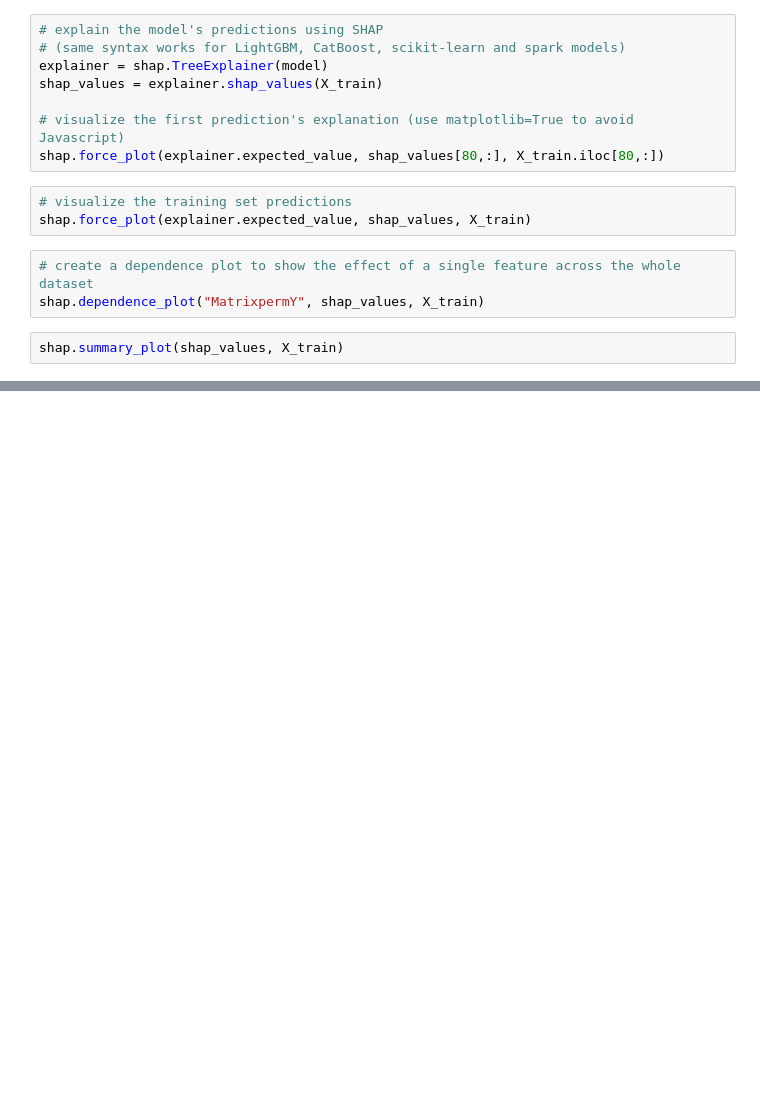
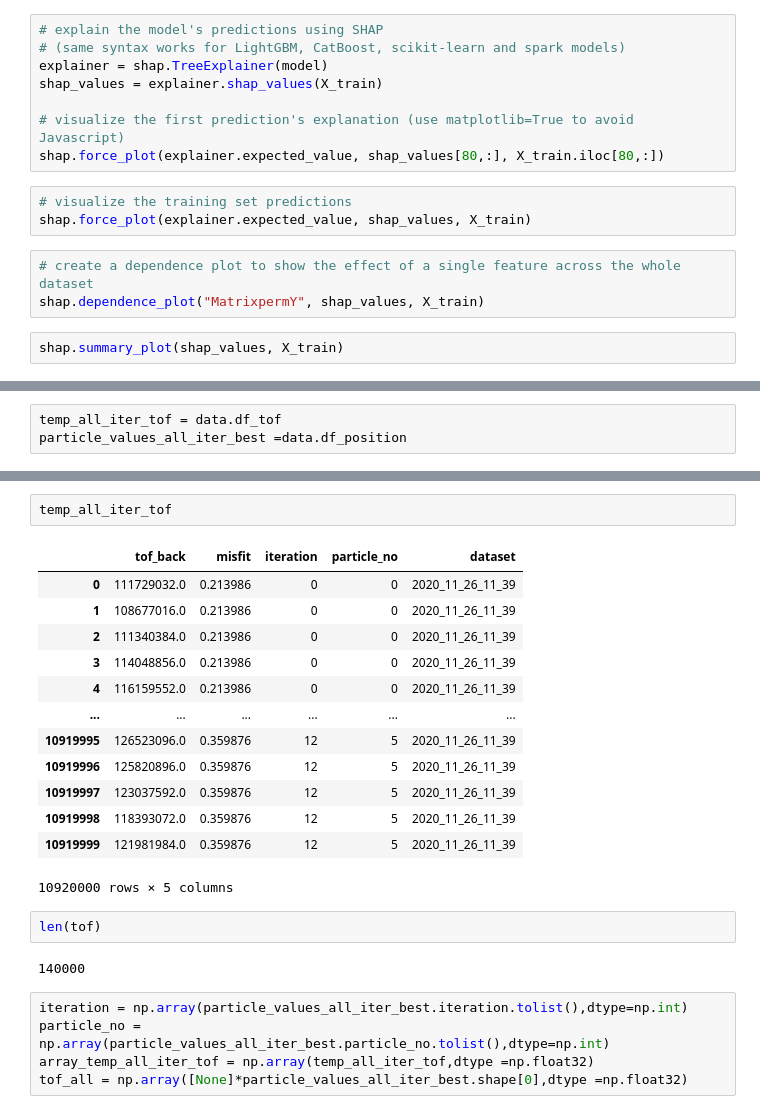
Before and after one commit to BastianSteffens/ABRM_functions, a Jupyter notebook: notebooks/postprocessing.ipynb, the cells around one changed output, grey strips where cells are left out. Cells and saved outputs as stored; diff of their text form; blank space fills up the shorter version.

```diff
--- a/notebooks/postprocessing.ipynb
+++ b/notebooks/postprocessing.ipynb
@@ -362,0 +379,3 @@ shap.summary_plot(shap_values, X_train)
+# %%
+temp_all_iter_tof = data.df_tof
+particle_values_all_iter_best =data.df_position
@@ -362,0 +506,25 @@ shap.summary_plot(shap_values, X_train)
+# %%
+temp_all_iter_tof
+# %% [output]
+|  | tof_back | misfit | iteration | particle_no | dataset |
+| 0 | 111729032.0 | 0.213986 | 0 | 0 | 2020_11_26_11_39 |
+| 1 | 108677016.0 | 0.213986 | 0 | 0 | 2020_11_26_11_39 |
+| 2 | 111340384.0 | 0.213986 | 0 | 0 | 2020_11_26_11_39 |
+| 3 | 114048856.0 | 0.213986 | 0 | 0 | 2020_11_26_11_39 |
+| 4 | 116159552.0 | 0.213986 | 0 | 0 | 2020_11_26_11_39 |
+| ... | ... | ... | ... | ... | ... |
+| 10919995 | 126523096.0 | 0.359876 | 12 | 5 | 2020_11_26_11_39 |
+| 10919996 | 125820896.0 | 0.359876 | 12 | 5 | 2020_11_26_11_39 |
+| 10919997 | 123037592.0 | 0.359876 | 12 | 5 | 2020_11_26_11_39 |
+| 10919998 | 118393072.0 | 0.359876 | 12 | 5 | 2020_11_26_11_39 |
+| 10919999 | 121981984.0 | 0.359876 | 12 | 5 | 2020_11_26_11_39 |
+10920000 rows × 5 columns
+# %%
+len(tof)
+# %% [output]
+140000
+# %%
+iteration = np.array(particle_values_all_iter_best.iteration.tolist(),dtype=np.int)
+particle_no =  np.array(particle_values_all_iter_best.particle_no.tolist(),dtype=np.int)
+array_temp_all_iter_tof = np.array(temp_all_iter_tof,dtype =np.float32)
+tof_all = np.array([None]*particle_values_all_iter_best.shape[0],dtype =np.float32)
```
Also changed, not shown: parts of 27 cells of this notebook, 7 other files.
